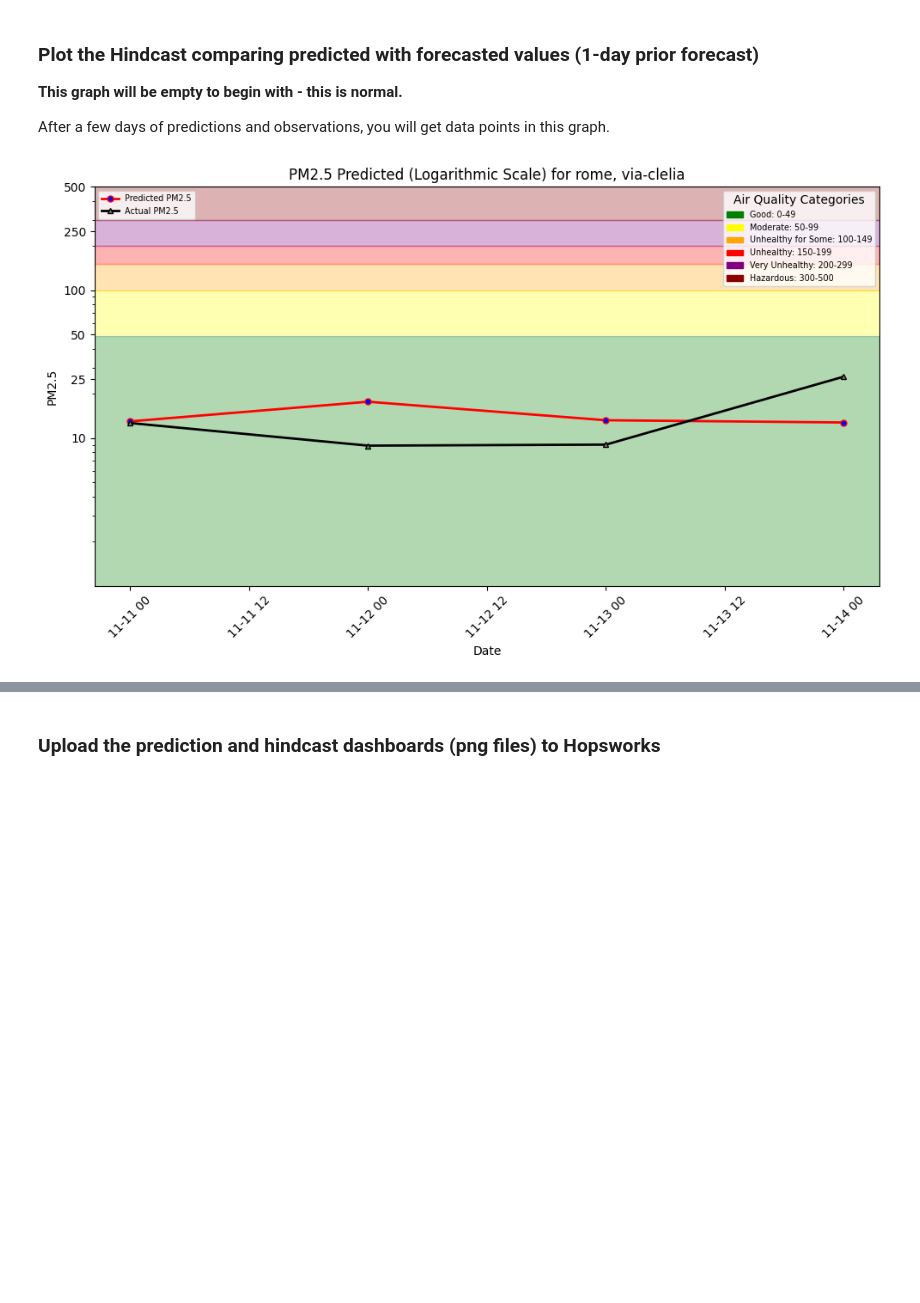
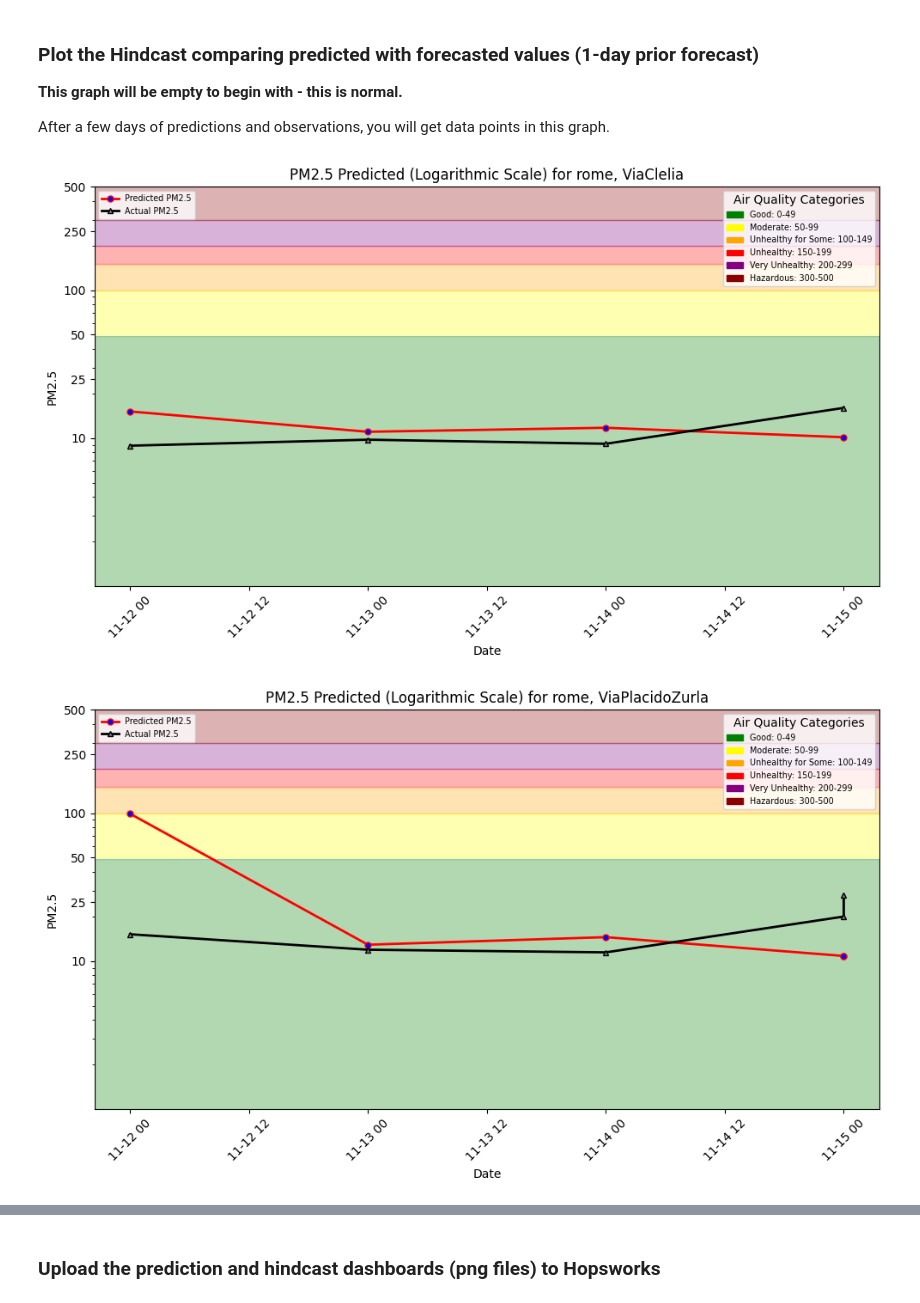
Before and after one commit to klari26/mlfs-book, a Jupyter notebook: notebooks/airquality/4_air_quality_batch_inference.ipynb, the cells around one changed output, grey strips where cells are left out. Saved outputs shown, nothing was run; the diff lists cells and outputs as text; code cells hidden in the pictures; blank space fills up the shorter version.

Commit message:
merge 2.0

```diff
--- a/notebooks/airquality/4_air_quality_batch_inference.ipynb
+++ b/notebooks/airquality/4_air_quality_batch_inference.ipynb
@@ -402,0 +1001,11 @@ https://c.app.hopsworks.ai:443/p/1279151/jobs/named/aq_predictions_lagged_12_off
+# %%
+outcome_df_s3 = air_quality_df_s3[['date', 'pm25']]
+preds_df_s3 =  monitoring_df_s3[['date', 'predicted_pm25']]
+
+hindcast_df_s3 = pd.merge(preds_df_s3, outcome_df_s3, on="date")
+hindcast_df_s3 = hindcast_df_s3.sort_values(by=['date'])
+
+# If there are no outcomes for predictions yet, generate some predictions/outcomes from existing data
+if len(hindcast_df_s3) == 0:
+    hindcast_df_s3 = util.backfill_predictions_for_monitoring(weather_fg, air_quality_df_s3, monitor_fg_3, retrieved_xgboost_model_s3)
+hindcast_df_s3
@@ -402,0 +1030,11 @@ https://c.app.hopsworks.ai:443/p/1279151/jobs/named/aq_predictions_lagged_12_off
+# %%
+outcome_df_s4 = air_quality_df_s4[['date', 'pm25']]
+preds_df_s4 =  monitoring_df_s4[['date', 'predicted_pm25']]
+
+hindcast_df_s4 = pd.merge(preds_df_s4, outcome_df_s4, on="date")
+hindcast_df_s4 = hindcast_df_s4.sort_values(by=['date'])
+
+# If there are no outcomes for predictions yet, generate some predictions/outcomes from existing data
+if len(hindcast_df_s4) == 0:
+    hindcast_df_s4 = util.backfill_predictions_for_monitoring(weather_fg, air_quality_df_s4, monitor_fg_4, retrieved_xgboost_model_s4)
+hindcast_df_s4
@@ -407,8 +1061,25 @@ __This graph will be empty to begin with - this is normal.__
 
 After a few days of predictions and observations, you will get data points in this graph.
 # %%
-hindcast_file_path = f"{root_dir}/docs/air-quality/assets/img/pm25_hindcast_1day.png"
-plt = util.plot_air_quality_forecast(city, street, hindcast_df, hindcast_file_path, hindcast=True)
+#Sensor 1
+hindcast_file_path_s1 = f"{root_dir}/docs/air-quality/assets/img/pm25_hindcast_1day_Sensor1.png"
+plt = util.plot_air_quality_forecast(city, street_1, hindcast_df_s1, hindcast_file_path_s1, hindcast=True)
 plt.show()
+
+#Sensor 2
+hindcast_file_path_s2 = f"{root_dir}/docs/air-quality/assets/img/pm25_hindcast_1day_Sensor2.png"
+plt = util.plot_air_quality_forecast(city, street_2, hindcast_df_s2, hindcast_file_path_s2, hindcast=True)
+plt.show()
+
+#Sensor 1
+hindcast_file_path_s3 = f"{root_dir}/docs/air-quality/assets/img/pm25_hindcast_1day_Sensor3.png"
+plt = util.plot_air_quality_forecast(city, street_3, hindcast_df_s3, hindcast_file_path_s3, hindcast=True)
+plt.show()
+
+#Sensor 1
+hindcast_file_path_s4 = f"{root_dir}/docs/air-quality/assets/img/pm25_hindcast_1day_Sensor4.png"
+plt = util.plot_air_quality_forecast(city, street_4, hindcast_df_s4, hindcast_file_path_s4, hindcast=True)
+plt.show()
 # %% [output]
-[figure, old version]
+[figure, new version]
+[figure, added]
```
Also changed, not shown: parts of 58 cells of this notebook, 37 other files.
